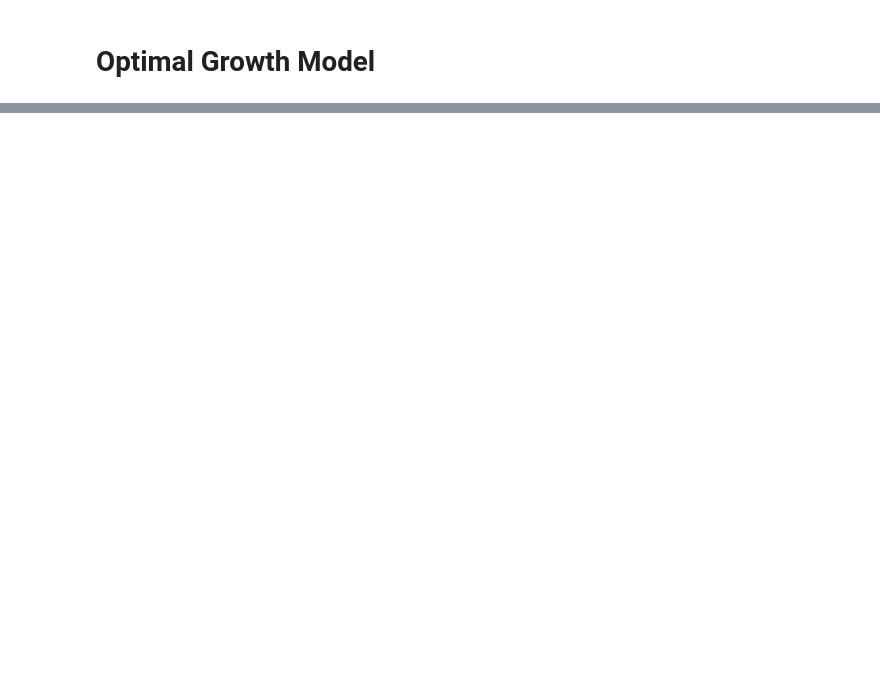
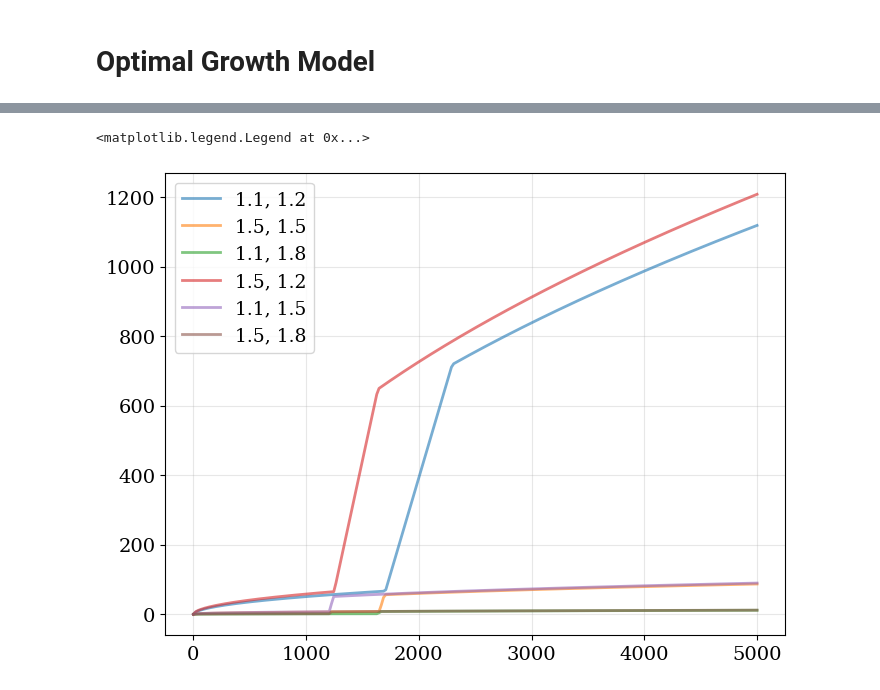
Before and after one commit to charlesaugdupont/poverty-trap, a Jupyter notebook: Optimal Growth.ipynb, the cells around one changed output, grey strips where cells are left out. Saved outputs shown, nothing was run; the diff lists cells and outputs as text; code cells hidden in the pictures; blank space fills up the shorter version.

```diff
--- a/Optimal Growth.ipynb
+++ b/Optimal Growth.ipynb
@@ -173,0 +191,8 @@ KeyboardInterrupt:
+# %%
+for i,r in enumerate(results):
+    plt.plot(grid, r, lw=2, alpha=0.6, label=f'{return_vals[i%2]}, {rhos[i%3]}')
+
+plt.legend()
+# %% [output]
+<matplotlib.legend.Legend at 0x...>
+[figure, added]
```
Also changed, not shown: parts of 23 cells of this notebook.
